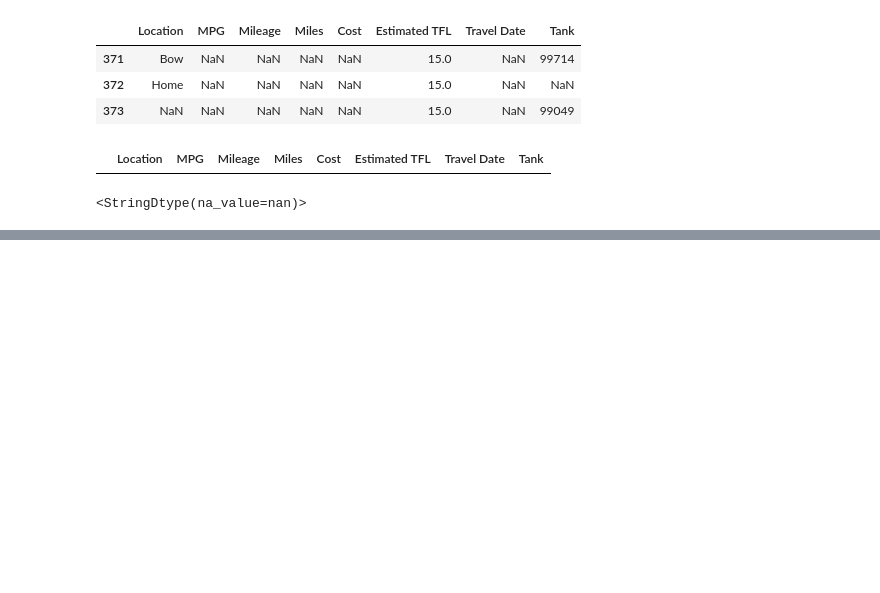
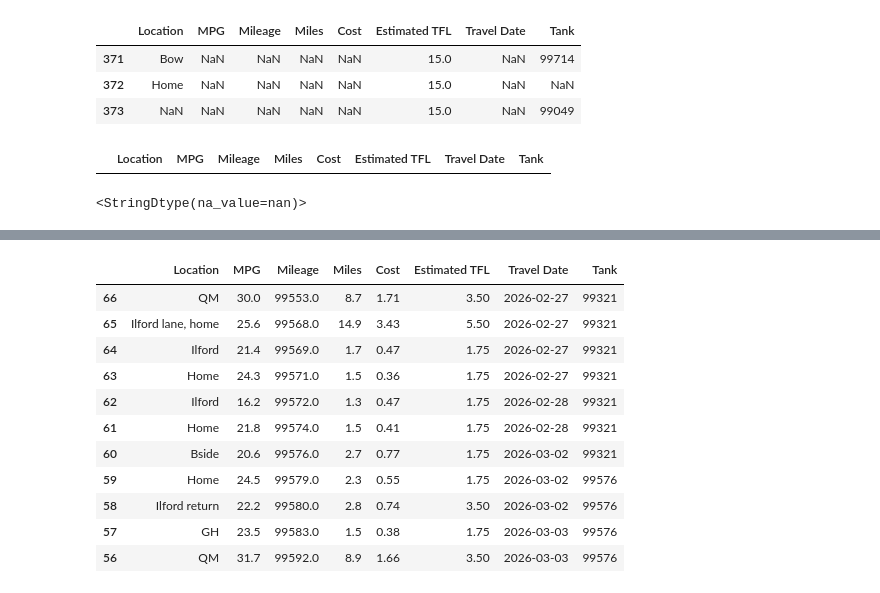
Before and after one commit to mahinm23/Fuel-Tracker-Dashboard, a Jupyter notebook: fuel-explorer.ipynb, the cells around one changed output, grey strips where cells are left out. Drawn from its saved outputs; the diff is of its cells as text; code cells hidden in the pictures; blank space fills up the shorter version.

```diff
--- a/fuel-explorer.ipynb
+++ b/fuel-explorer.ipynb
@@ -174,2 +236,17 @@ fuel['Travel Date'] = pd.to_datetime(fuel['Travel Date'], format='%d/%m/%Y')
+# %%
+fuel[(fuel['Mileage'] > 99550) & (fuel['Mileage'] < 99600)].sort_values(by='Mileage')
+# %% [output]
+|  | Location | MPG | Mileage | Miles | Cost | Estimated TFL | Travel Date | Tank |
+| 66 | QM | 30.0 | 99553.0 | 8.7 | 1.71 | 3.50 | 2026-02-27 | 99321 |
+| 65 | Ilford lane, home | 25.6 | 99568.0 | 14.9 | 3.43 | 5.50 | 2026-02-27 | 99321 |
+| 64 | Ilford | 21.4 | 99569.0 | 1.7 | 0.47 | 1.75 | 2026-02-27 | 99321 |
+| 63 | Home | 24.3 | 99571.0 | 1.5 | 0.36 | 1.75 | 2026-02-27 | 99321 |
+| 62 | Ilford | 16.2 | 99572.0 | 1.3 | 0.47 | 1.75 | 2026-02-28 | 99321 |
+| 61 | Home | 21.8 | 99574.0 | 1.5 | 0.41 | 1.75 | 2026-02-28 | 99321 |
+| 60 | Bside | 20.6 | 99576.0 | 2.7 | 0.77 | 1.75 | 2026-03-02 | 99321 |
+| 59 | Home | 24.5 | 99579.0 | 2.3 | 0.55 | 1.75 | 2026-03-02 | 99576 |
+| 58 | Ilford return | 22.2 | 99580.0 | 2.8 | 0.74 | 3.50 | 2026-03-02 | 99576 |
+| 57 | GH | 23.5 | 99583.0 | 1.5 | 0.38 | 1.75 | 2026-03-03 | 99576 |
+| 56 | QM | 31.7 | 99592.0 | 8.9 | 1.66 | 3.50 | 2026-03-03 | 99576 |
 # %%
 fuel.to_csv('Trips_cleaned.csv', index=False)
```
Also changed, not shown: parts of 7 cells of this notebook.
